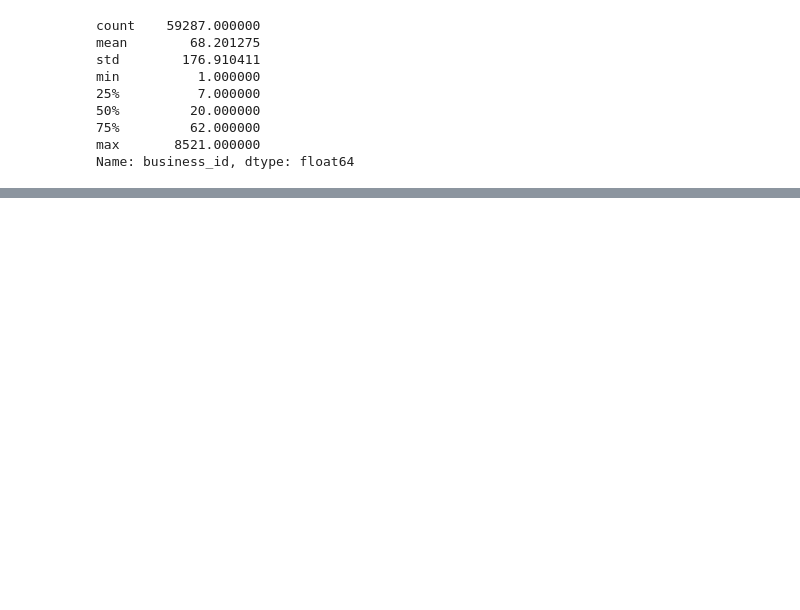
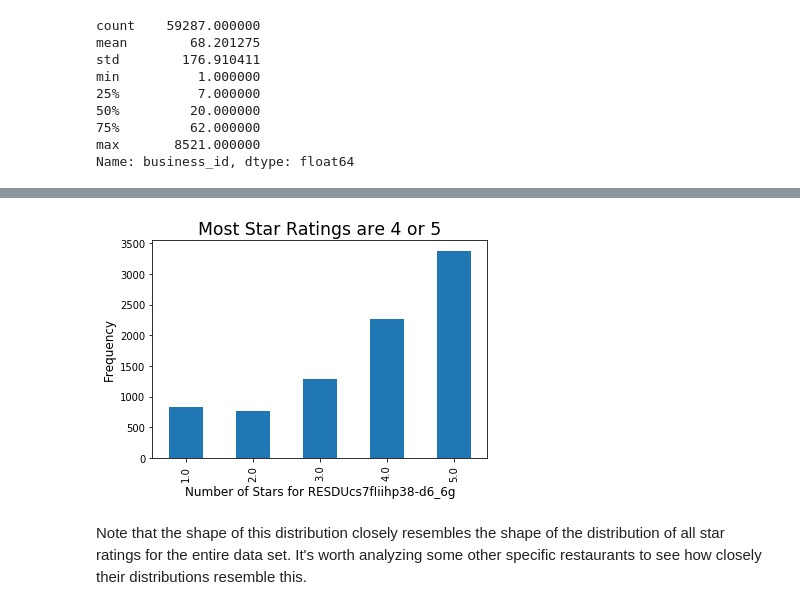
Before and after one commit to walkerpage/springboard, a Jupyter notebook: Capstone_Projects/Capstone_Project_1/Code/Capstone_Project_1_Data_Storytelling.ipynb, the cells around one changed output, grey strips where cells are left out. Saved outputs shown, nothing was run; the diff lists cells and outputs as text; code cells hidden in the pictures; blank space fills up the shorter version.

```diff
--- a/Capstone_Projects/Capstone_Project_1/Code/Capstone_Project_1_Data_Storytelling.ipynb
+++ b/Capstone_Projects/Capstone_Project_1/Code/Capstone_Project_1_Data_Storytelling.ipynb
@@ -173,0 +176,5 @@ Name: business_id, dtype: float64
+# %%
+# Count total number of each star rating for restaurant RESDUcs7fIiihp38-d6_6g
+rest1_ratings_count = reviews[reviews['business_id'] == 'RESDUcs7fIiihp38-d6_6g'].stars.value_counts()
+print('Restaurant RESDUcs7fIiihp38-d6_6g has {} total reviews.'.format(len(reviews[reviews['business_id'] == 'RESDUcs7fIiihp38-d6_6g'])))
+rest1_ratings_count
@@ -173,0 +189,12 @@ Name: business_id, dtype: float64
+# %%
+# Plot total number/frequency of each star rating for restaurant RESDUcs7fIiihp38-d6_6g
+_ = rest1_ratings_count.sort_index().plot.bar()
+_ = plt.xlabel('Number of Stars for RESDUcs7fIiihp38-d6_6g', fontsize='large')
+_ = plt.ylabel('Frequency', fontsize='large')
+_ = plt.title('Most Star Ratings are 4 or 5', fontsize='xx-large')
+
+plt.show()
+# %% [output]
+[figure, added]
+# %% [markdown]
+Note that the shape of this distribution closely resembles the shape of the distribution of all star ratings for the entire data set. It's worth analyzing some other specific restaurants to see how closely their distributions resemble this.
```
Also changed, not shown: parts of 10 cells of this notebook.
